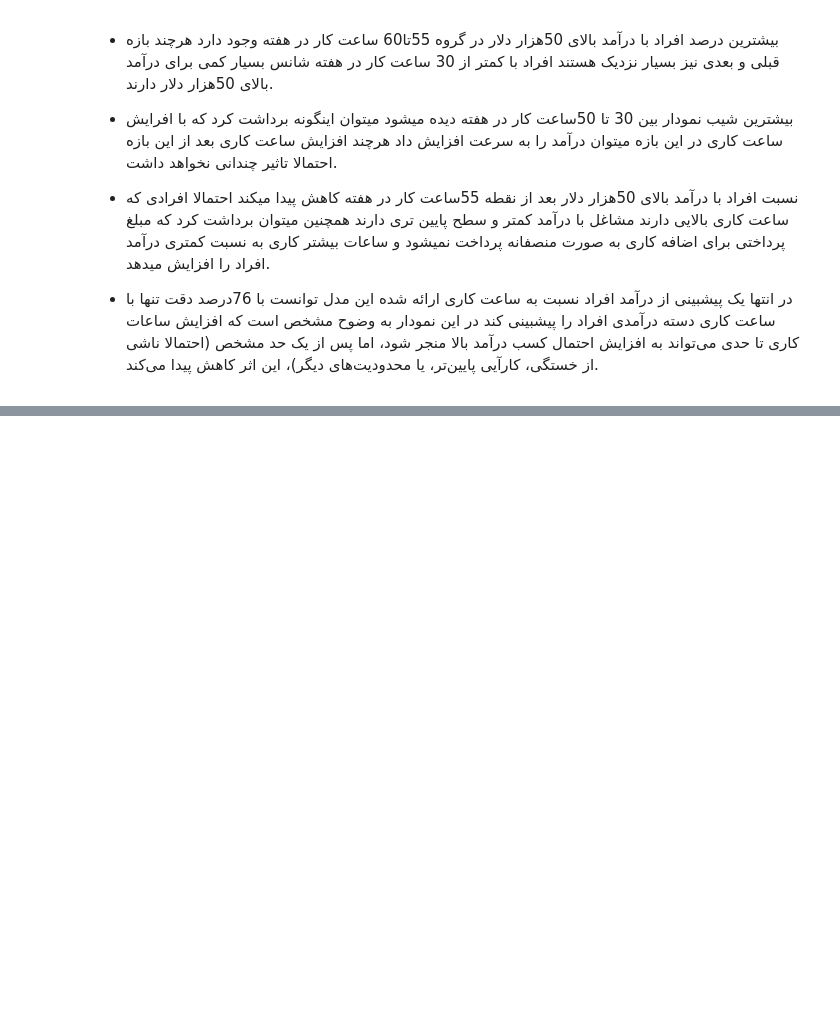
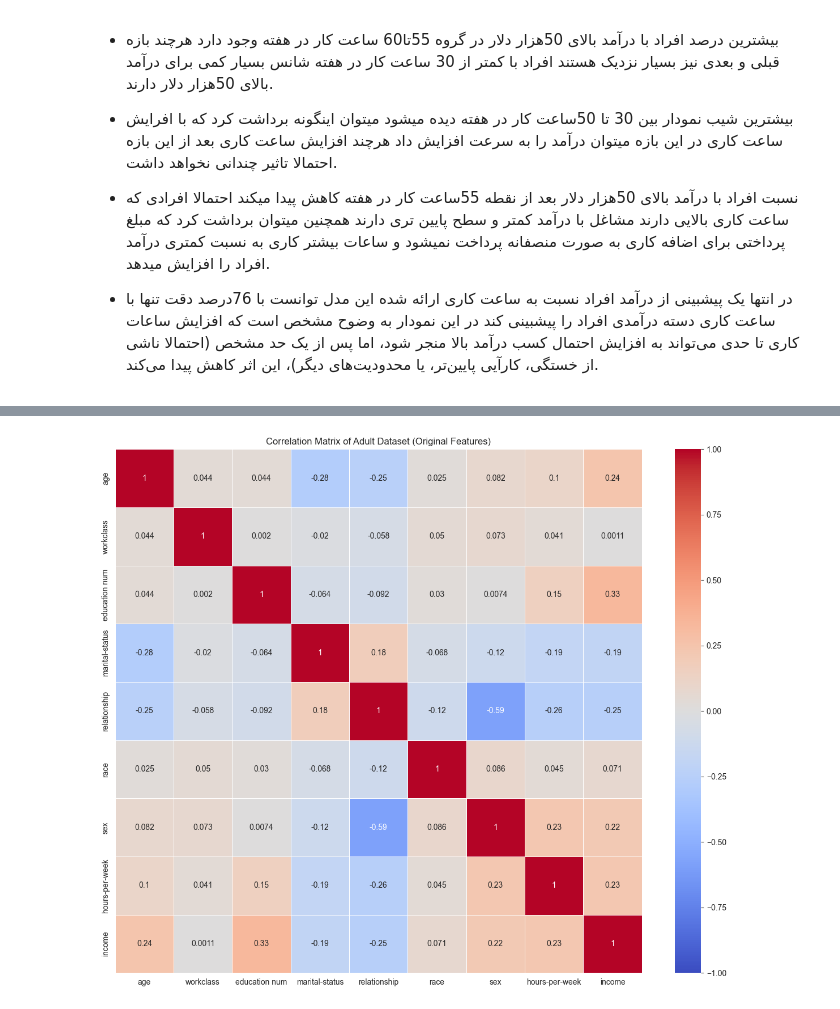
Before and after one commit to Farbod0o/Income-Analysis-in-Census-Data, a Jupyter notebook: CensusIncome.ipynb, the cells around one changed output, grey strips where cells are left out. Cells and saved outputs as stored; diff of their text form; code cells hidden in the pictures; blank space fills up the shorter version.

```diff
--- a/CensusIncome.ipynb
+++ b/CensusIncome.ipynb
@@ -319,0 +461,15 @@ Accuracy of Ridge Logistic Regression Model: 0.76
+# %%
+data2 = data.drop(['final weight','occupation','native-country','education','income_numeric'], axis=1)
+label_encoder = LabelEncoder()
+for column in data2.select_dtypes(include=['object']).columns:
+    data2[column] = label_encoder.fit_transform(data2[column])
+
+correlation_matrix = data2.corr()
+
+# Plotting the heatmap of the correlation matrix
+plt.figure(figsize=(15, 12))
+sns.heatmap(correlation_matrix,vmax=1,vmin=-1, annot=True, cmap='coolwarm', linewidths=0.5)
+plt.title('Correlation Matrix of Adult Dataset (Original Features)')
+plt.show()
+# %% [output]
+[figure, added]
```
Also changed, not shown: parts of 3 cells of this notebook.
